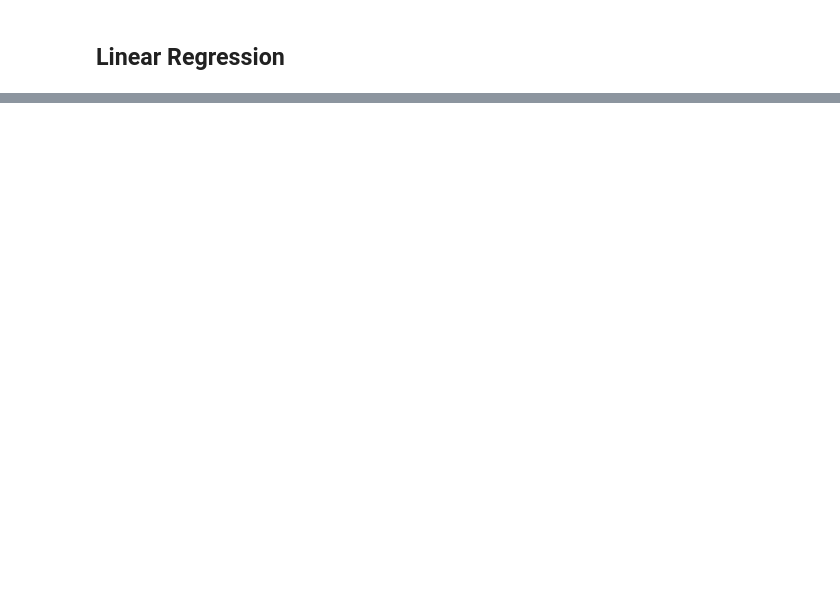
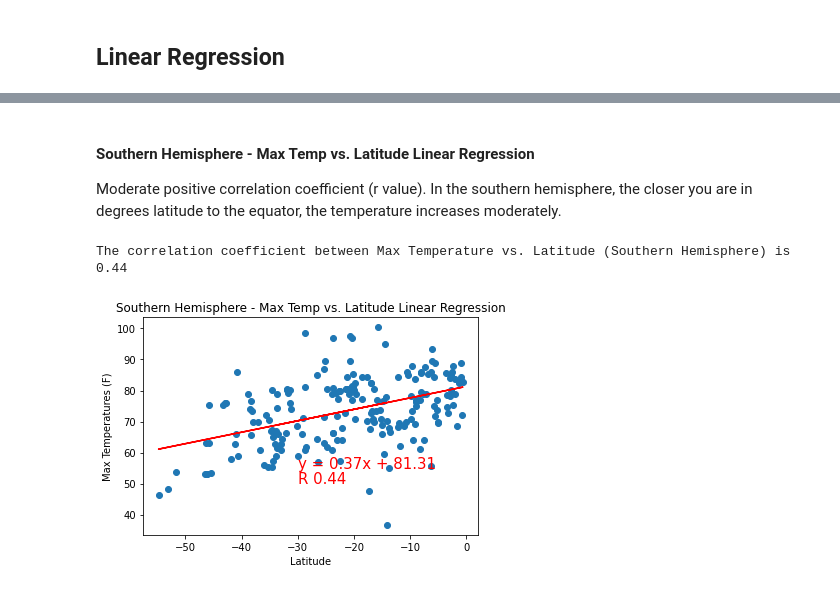
Before and after one commit to melissamonroe/python-api-challenge, a Jupyter notebook: WeatherPy/WeatherPy.ipynb, the cells around one changed output, grey strips where cells are left out. Drawn from its saved outputs; the diff is of its cells as text; code cells hidden in the pictures; blank space fills up the shorter version.

```diff
--- a/WeatherPy/WeatherPy.ipynb
+++ b/WeatherPy/WeatherPy.ipynb
@@ -449,0 +343,27 @@ plt.show()
+# %% [markdown]
+####  Southern Hemisphere - Max Temp vs. Latitude Linear Regression
+
+Moderate positive correlation coefficient (r value). In the southern hemisphere, the closer you are in degrees latitude to the equator, the temperature increases moderately.
+# %%
+# Calculate the correlation coefficient and linear regression model Max Temp vs. Latitude southern hemisphere
+correlation_latmaxtemp_sh = st.pearsonr(x_lat_sh,y_max_temps_sh)
+
+print(f"The correlation coefficient between Max Temperature vs. Latitude (Southern Hemisphere) is {round(correlation_latmaxtemp_sh[0],2)}")
+
+# for Southern Hemisphere - Max Temp vs. Latitude Linear Regression
+(slope, intercept, rvalue, pvalue, stderr) = st.linregress(x_lat_sh,y_max_temps_sh)
+regress_values = x_lat_sh * slope + intercept
+line_eq_latmaxtemp_sh = "y = " + str(round(slope,2)) + "x + " + str(round(intercept,2))
+plt.scatter(x_lat_sh,y_max_temps_sh)
+plt.plot(x_lat_sh,regress_values,"r-")
+plt.annotate(line_eq_latmaxtemp_sh,(-30,55),fontsize=15,color="red")
+plt.annotate(f"R {str(round(correlation_latmaxtemp_sh[0],2))}",(-30,50),fontsize=15,color="red")
+
+plt.title("Southern Hemisphere - Max Temp vs. Latitude Linear Regression")
+plt.ylabel("Max Temperatures (F)")
+plt.xlabel("Latitude")
+plt.savefig("../output_data/fig06_correlation_latmaxtemp_sh.png")
+plt.show()
+# %% [output]
+The correlation coefficient between Max Temperature vs. Latitude (Southern Hemisphere) is 0.44
+[figure, added]
```
Also changed, not shown: parts of 66 cells of this notebook, 20 other files.
